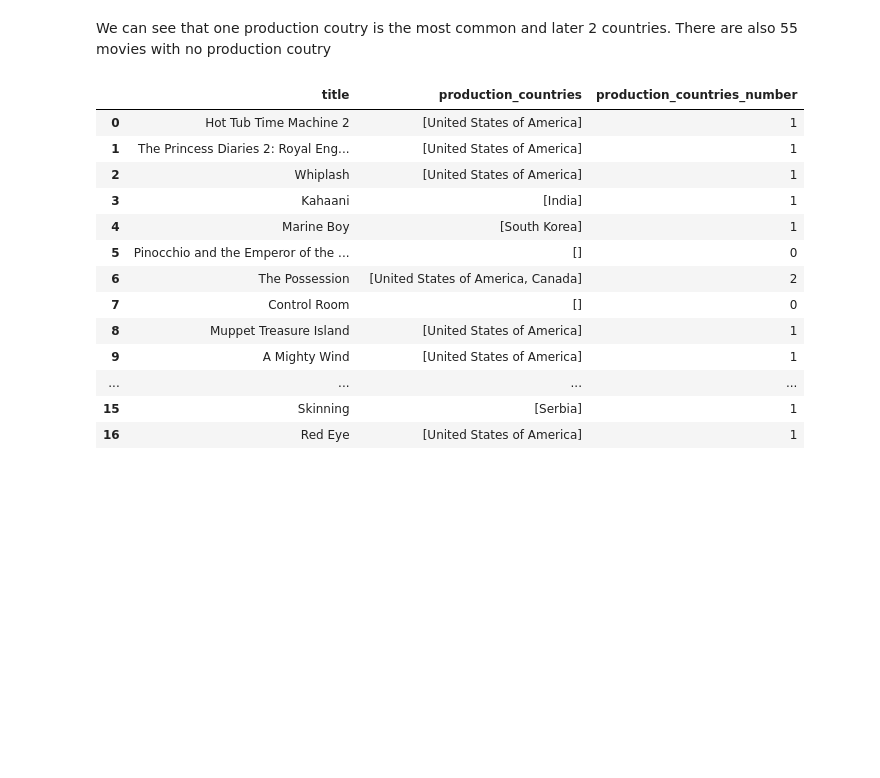
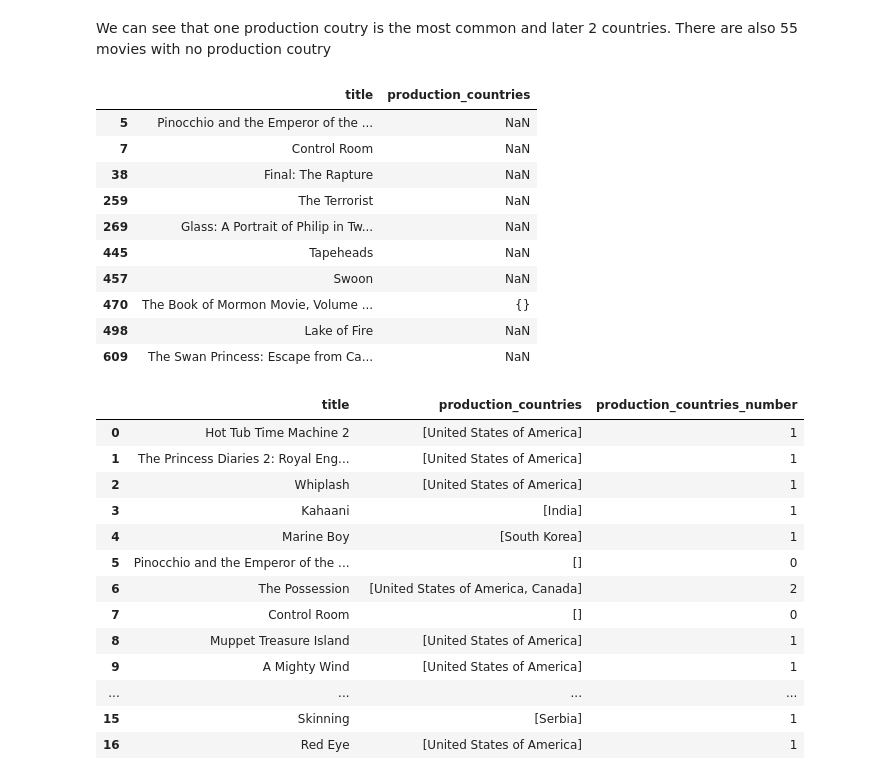
Before and after one commit to eRafaell/kaggle_tmdb_box_office_prediction, a Jupyter notebook: tmdb_box_office_prediction.ipynb, the cells around one changed output. Saved outputs shown, nothing was run; the diff lists cells and outputs as text; code cells hidden in the pictures; blank space fills up the shorter version.

```diff
--- a/tmdb_box_office_prediction.ipynb
+++ b/tmdb_box_office_prediction.ipynb
@@ -558,6 +580,22 @@ train['production_countries'].apply(lambda x: len(x) if x != {} else 0).value_co
 Name: production_countries, dtype: int64
 # %% [markdown]
 We can see that one production coutry is the most common and later 2 countries. There are also 55 movies with no production coutry
+# %%
+# 10 sample movies with no production country
+pd.DataFrame({'title': train['title'][(train['production_countries'].apply(lambda x: len(x) if x != {} else 0)) == 0],
+              'production_countries': train['production_countries'][(train['genres'].apply(lambda x: len(x) if x != {} else 0)) == 0]}).head(10)
+# %% [output]
+|  | title | production_countries |
+| 5 | Pinocchio and the Emperor of the ... | NaN |
+| 7 | Control Room | NaN |
+| 38 | Final: The Rapture | NaN |
+| 259 | The Terrorist | NaN |
+| 269 | Glass: A Portrait of Philip in Tw... | NaN |
+| 445 | Tapeheads | NaN |
+| 457 | Swoon | NaN |
+| 470 | The Book of Mormon Movie, Volume ... | {} |
+| 498 | Lake of Fire | NaN |
+| 609 | The Swan Princess: Escape from Ca... | NaN |
 # %%
 # list of production countries for every movie
 prod_countries_names_train = train['production_countries'].apply(lambda x: [i['name'] for i in x] if x!={} else [])
```
Also changed, not shown: parts of 6 cells of this notebook.
